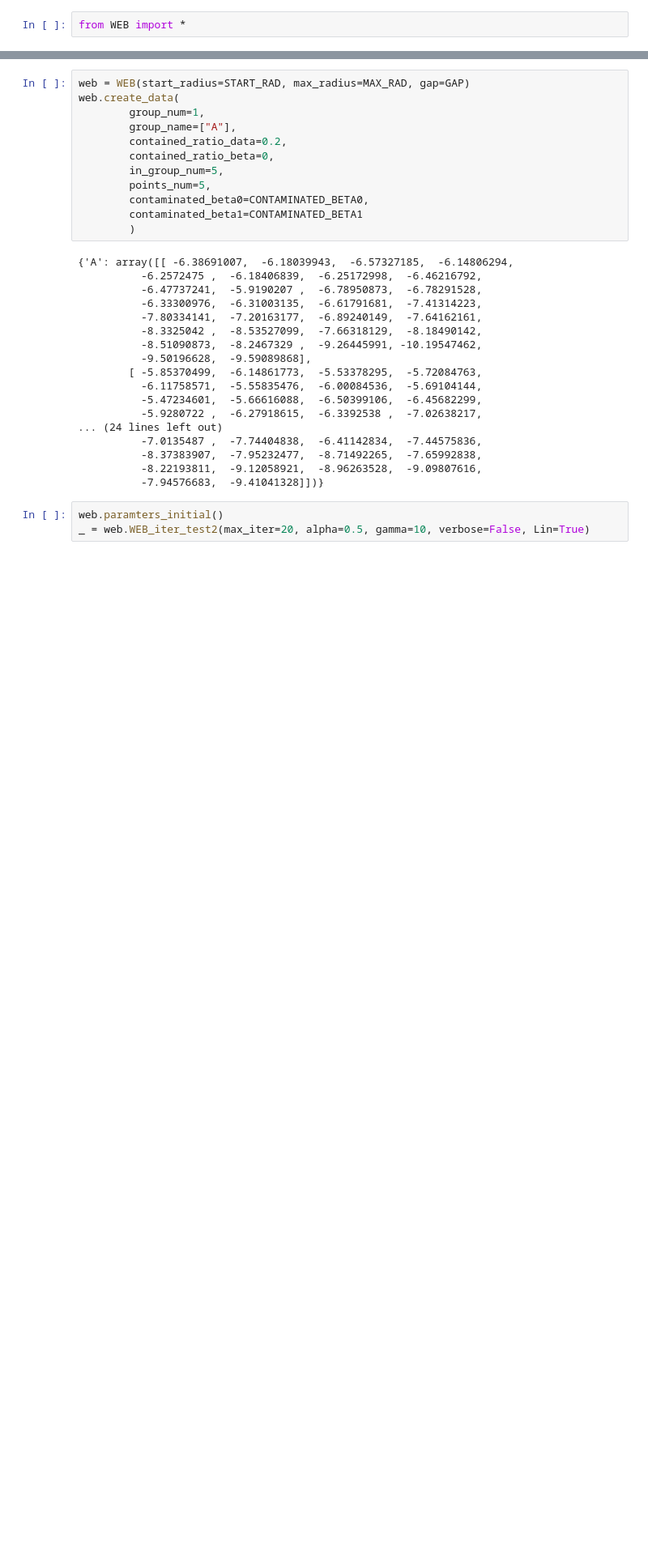
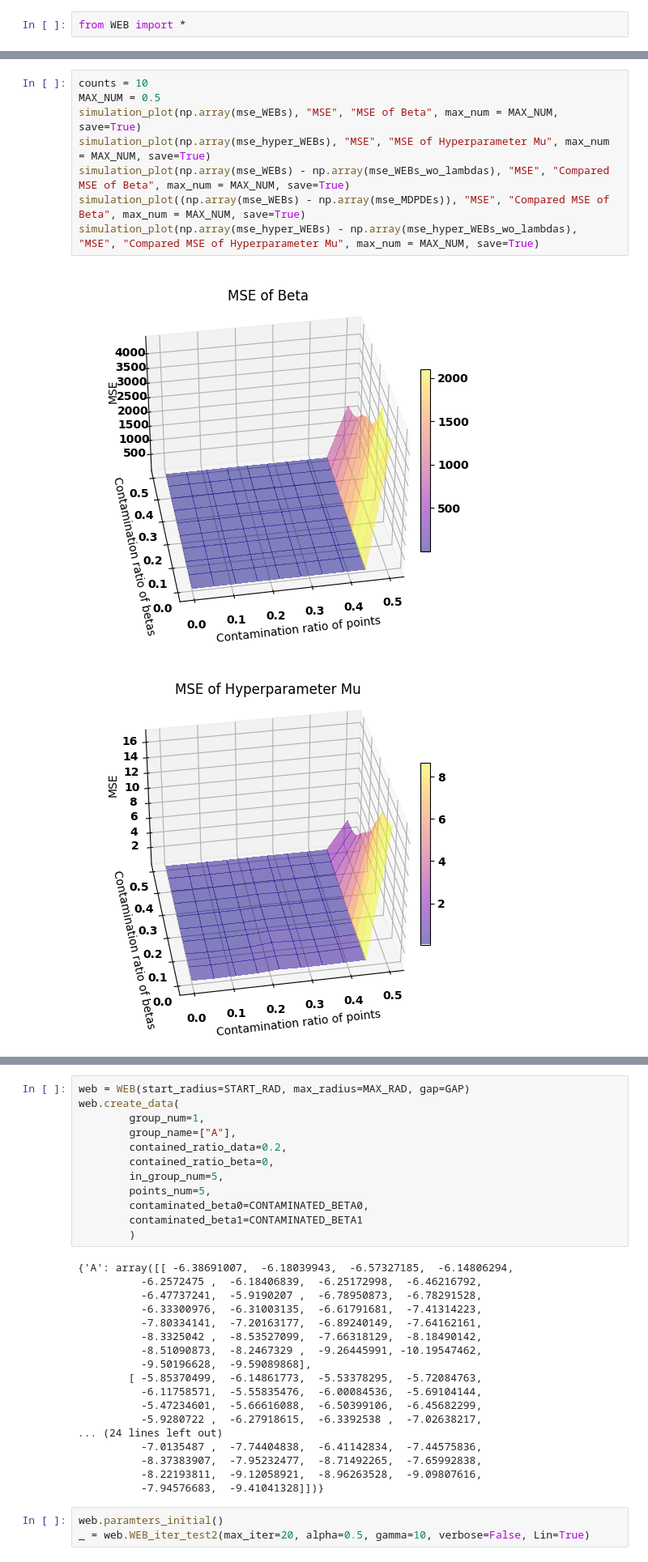
Before and after one commit to bookbnnbnn/Weighted-Empirical-Baysian-Model, a Jupyter notebook: Simulation_test.ipynb, the cells around one changed output, grey strips where cells are left out. Shown at 81% size. Cells and saved outputs as stored; diff of their text form; blank space fills up the shorter version.

```diff
--- a/Simulation_test.ipynb
+++ b/Simulation_test.ipynb
@@ -19,0 +124,11 @@ CONTAMINATED_BETA1 = None
+# %%
+counts = 10
+MAX_NUM = 0.5
+simulation_plot(np.array(mse_WEBs), "MSE", "MSE of Beta", max_num = MAX_NUM, save=True)
+simulation_plot(np.array(mse_hyper_WEBs), "MSE", "MSE of Hyperparameter Mu", max_num = MAX_NUM, save=True)
+simulation_plot(np.array(mse_WEBs) - np.array(mse_WEBs_wo_lambdas), "MSE", "Compared MSE of Beta", max_num = MAX_NUM, save=True)
+simulation_plot((np.array(mse_WEBs) - np.array(mse_MDPDEs)), "MSE", "Compared MSE of Beta", max_num = MAX_NUM, save=True)
+simulation_plot(np.array(mse_hyper_WEBs) - np.array(mse_hyper_WEBs_wo_lambdas), "MSE", "Compared MSE of Hyperparameter Mu", max_num = MAX_NUM, save=True)
+# %% [output]
+[figure, added]
+[figure, added]
```
Also changed, not shown: parts of 27 cells of this notebook, 5 other files.
